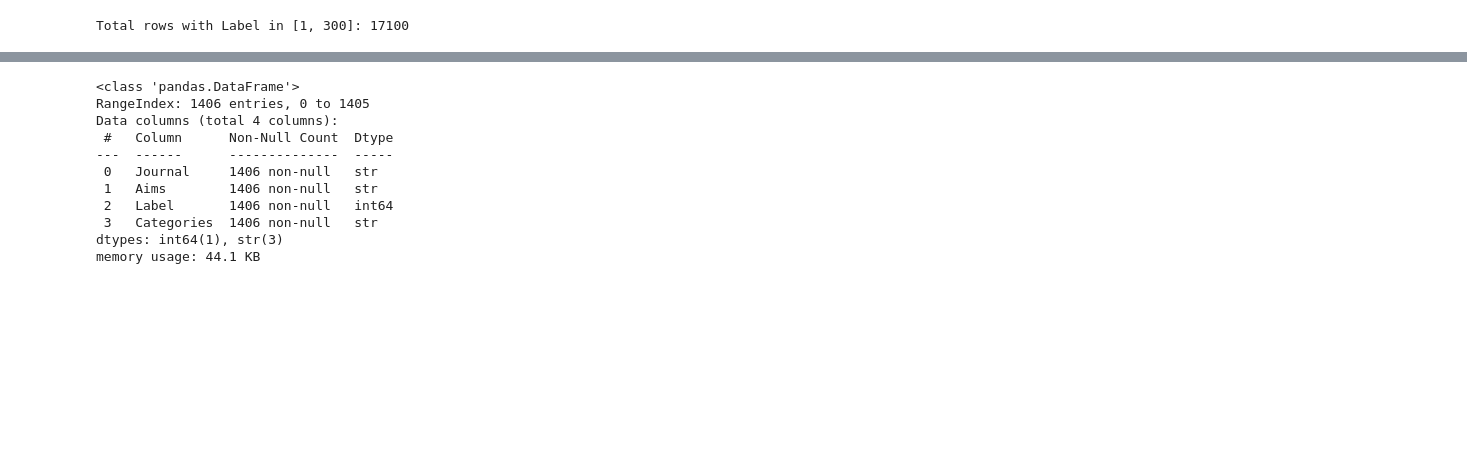
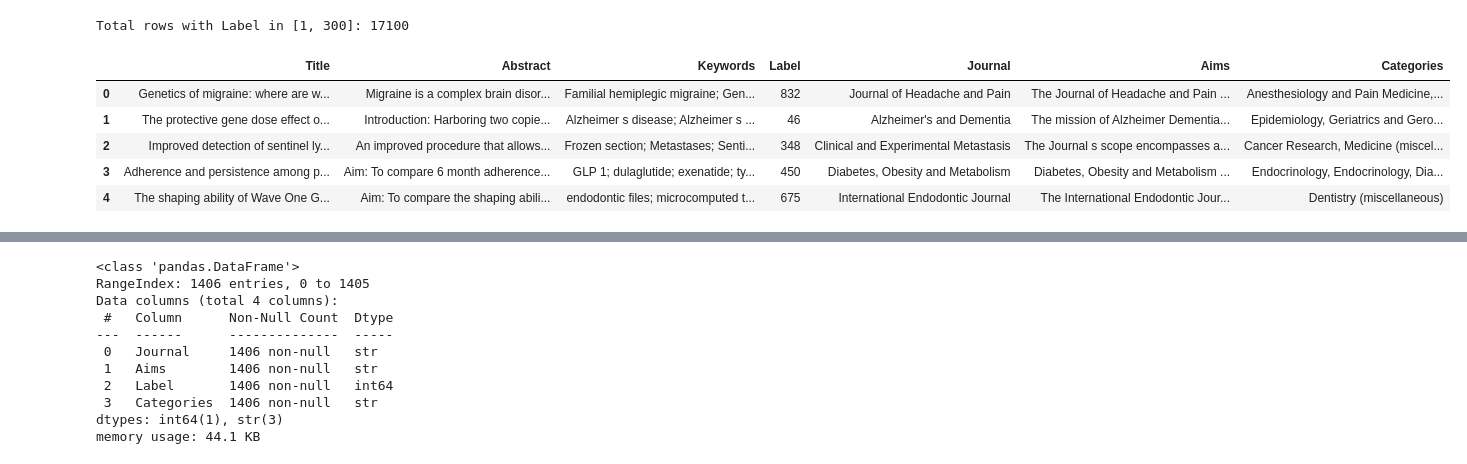
Before and after one commit to KhaThaiHo/paper-recommendation-system, a Jupyter notebook: notebook/eda.ipynb, the cells around one changed output, grey strips where cells are left out. Drawn from its saved outputs; the diff is of its cells as text; code cells hidden in the pictures; blank space fills up the shorter version.

```diff
--- a/notebook/eda.ipynb
+++ b/notebook/eda.ipynb
@@ -7,9 +81,17 @@ Error:
+# %%
+# Keep rows where Label is from 1 to 300 (inclusive)
+label_mask = train_dataset["Label"].between(1, 20)
+train_filtered = train_dataset[label_mask]
+print(f"Total rows with Label in [1, 20]: {len(train_filtered)}")
+# %% [output]
+Total rows with Label in [1, 300]: 17100
 # %%
-df = pd.merge(train_dataset, train_dataset, on='id', how='inner')
+df = pd.merge(train_dataset, journal_dataset, on='Label', how='left')
+df.head()
+# %% [output]
+|  | Title | Abstract | Keywords | Label | Journal | Aims | Categories |
+| 0 | Genetics of migraine: where are w... | Migraine is a complex brain disor... | Familial hemiplegic migraine; Gen... | 832 | Journal of Headache and Pain | The Journal of Headache and Pain ... | Anesthesiology and Pain Medicine,... |
+| 1 | The protective gene dose effect o... | Introduction: Harboring two copie... | Alzheimer s disease; Alzheimer s ... | 46 | Alzheimer's and Dementia | The mission of Alzheimer Dementia... | Epidemiology, Geriatrics and Gero... |
+| 2 | Improved detection of sentinel ly... | An improved procedure that allows... | Frozen section; Metastases; Senti... | 348 | Clinical and Experimental Metastasis | The Journal s scope encompasses a... | Cancer Research, Medicine (miscel... |
+| 3 | Adherence and persistence among p... | Aim: To compare 6 month adherence... | GLP 1; dulaglutide; exenatide; ty... | 450 | Diabetes, Obesity and Metabolism | Diabetes, Obesity and Metabolism ... | Endocrinology, Endocrinology, Dia... |
+| 4 | The shaping ability of Wave One G... | Aim: To compare the shaping abili... | endodontic files; microcomputed t... | 675 | International Endodontic Journal | The International Endodontic Jour... | Dentistry (miscellaneous) |
-# %%
-# Keep rows where Label is from 1 to 300 (inclusive)
-label_mask = train_dataset["Label"].between(1, 20)
-train_filtered = train_dataset[label_mask]
-print(f"Total rows with Label in [1, 300]: {len(train_filtered)}")
-# %% [output]
-Total rows with Label in [1, 300]: 17100
```
Also changed, not shown: parts of 16 cells of this notebook, 1 other file.
